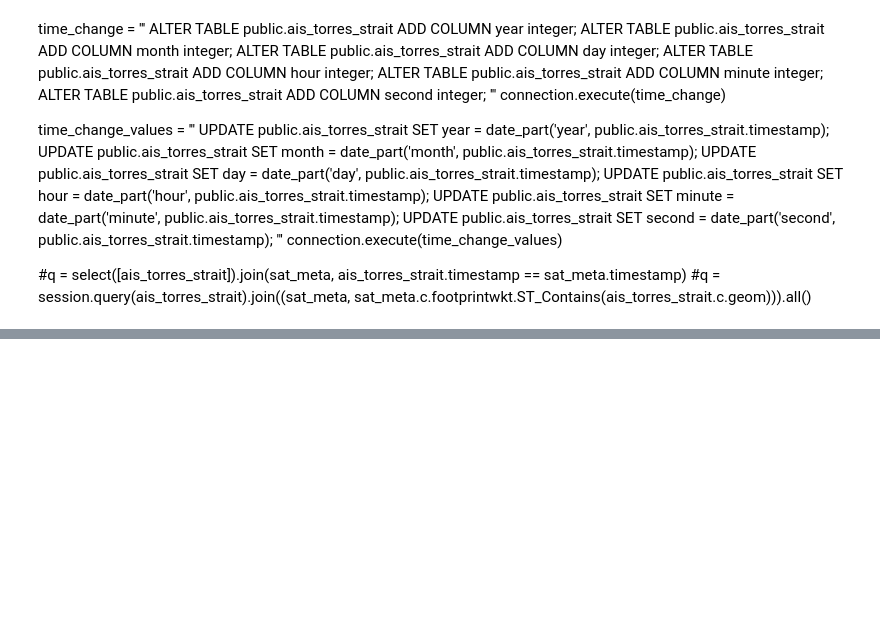
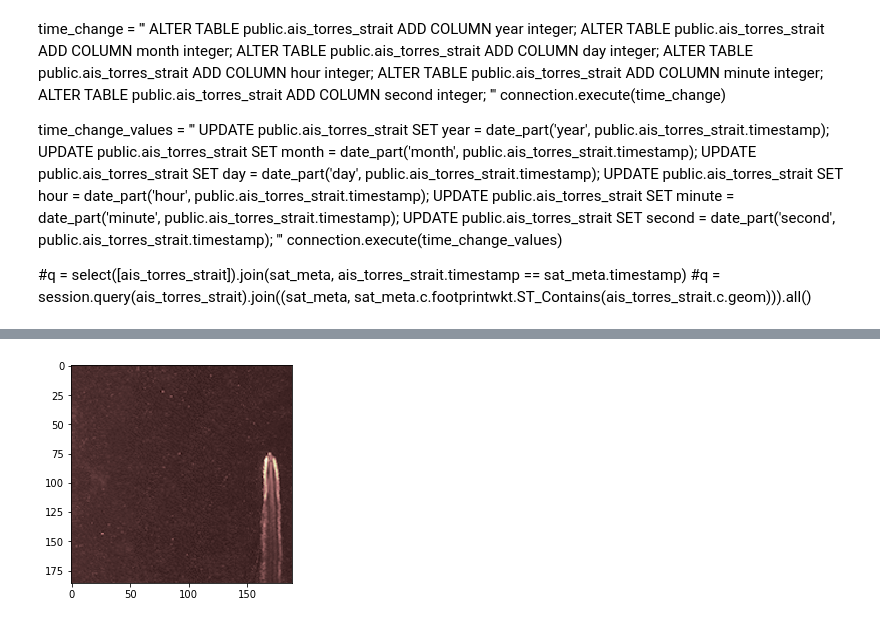
Before and after one commit to DSSG-EUROPE/wef_oceans, a Jupyter notebook: gbdx_ais_intersection.ipynb, the cells around one changed output, grey strips where cells are left out. Saved outputs shown, nothing was run; the diff lists cells and outputs as text; code cells hidden in the pictures; blank space fills up the shorter version.

```diff
--- a/gbdx_ais_intersection.ipynb
+++ b/gbdx_ais_intersection.ipynb
@@ -367,0 +395,10 @@ plt.imshow(src.read(1), cmap='pink')
+# %%
+import rasterio
+from matplotlib import pyplot
+
+src = rasterio.open("056715126010_01/056715126010_01_assembly.tif")
+pyplot.imshow(src.read(1), cmap = 'pink')
+pyplot.show = lambda : None  # prevents showing during doctests
+pyplot.show()
+# %% [output]
+[figure, added]
```
Also changed, not shown: parts of 21 cells of this notebook, 1 other file.
